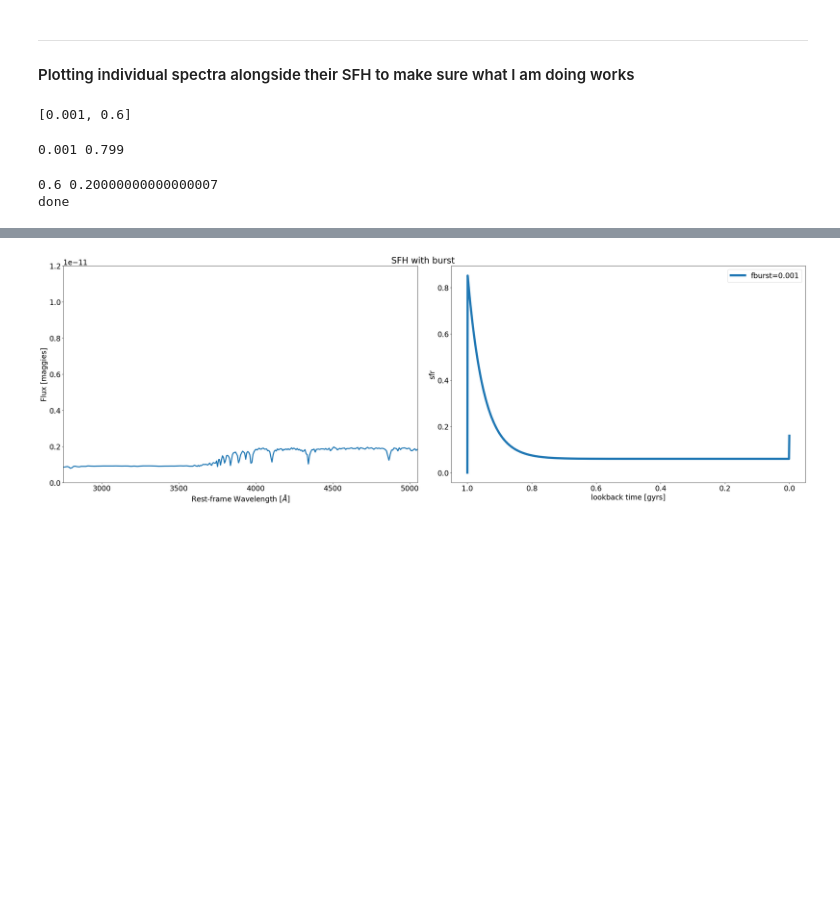
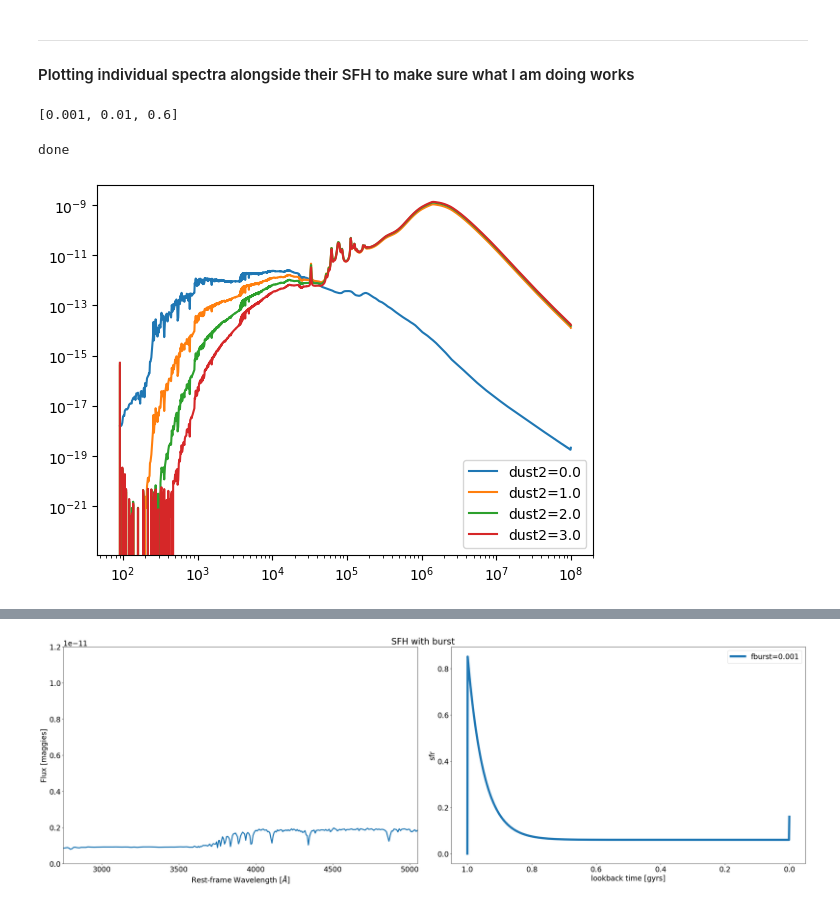
Before and after one commit to sem635NAU/REU, a Jupyter notebook: Notebooks/Notebook_7_16_1.ipynb, the cells around one changed output, grey strips where cells are left out. Saved outputs shown, nothing was run; the diff lists cells and outputs as text; code cells hidden in the pictures; blank space fills up the shorter version.

```diff
--- a/Notebooks/Notebook_7_16_1.ipynb
+++ b/Notebooks/Notebook_7_16_1.ipynb
@@ -127,23 +146,32 @@ sps = getSps(**run_params)
 
 wspec = sps.wavelengths
 # %%
-N = 2 # Number of plots we're making to test
+N = 4 # Number of plots we're making to test
 
-fbursts = [0.001, .6]
+fbursts = [0.001, .01, .6]
+dusts = np.linspace(0,3,4)
 print(fbursts)
 
 specs = np.empty((N,len(wspec)))
 
 n=0
-for f in tqdm(fbursts):
-    run_params['fburst'], run_params['const'] = f, .8 - f
+for f in tqdm(dusts):
+    # run_params['fburst'], run_params['const'] = f, .8 - f
+    run_params['dust2'] = f
     model = model_function(**run_params)
     spec, phot, mfrac = model.predict(model.theta, obs=obs, sps=sps)
     specs[n] = spec
     n+=1
 print('done')
 # %% [output]
-[0.001, 0.6]
+[0.001, 0.01, 0.6]
-0.001 0.799
+done
-0.6 0.20000000000000007
-done
+# %%
+
+    for n, spec in enumerate(specs):
+        loglog(wspec, spec, label=f'dust2={dusts[n]}')
+
+    legend()
+    show()
+# %% [output]
+[figure, added]
```
Also changed, not shown: parts of 5 cells of this notebook, 1 other file.
